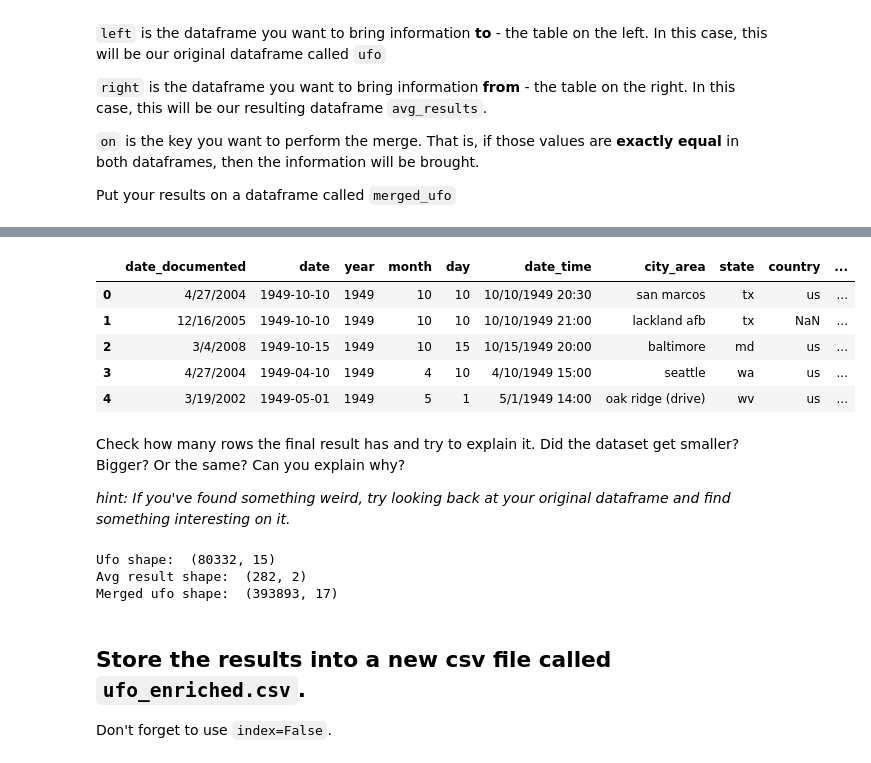
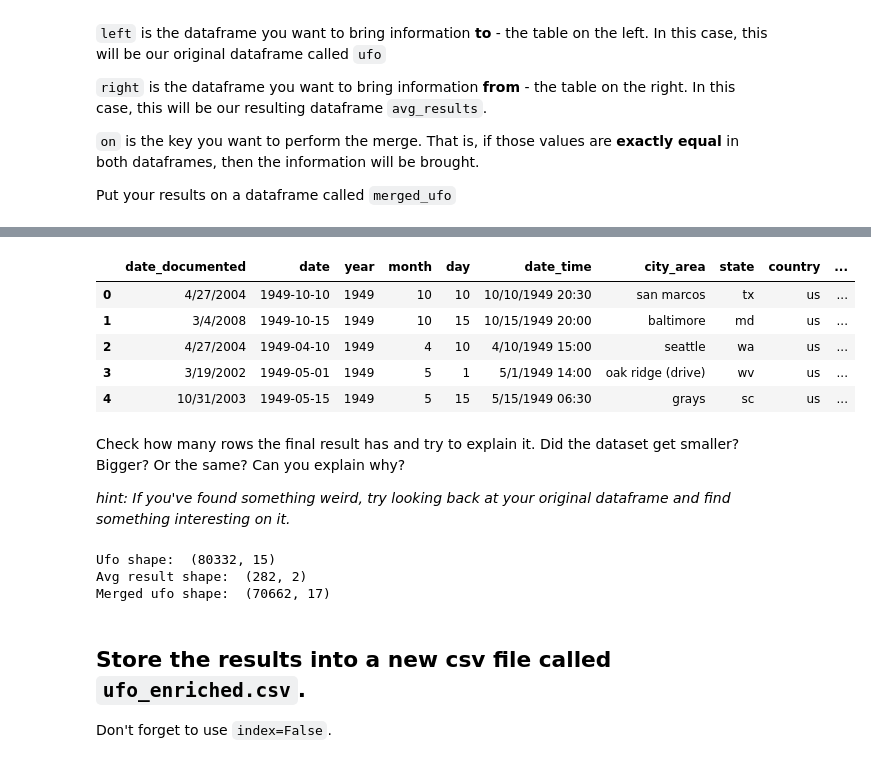
Before and after one commit to pgarcias01/Ironhack_DAFT, a Jupyter notebook: Labs/week2/Data-Manipulation/lab-data-manipulation-part1-and-part2.ipynb, the cells around one changed output, grey strips where cells are left out. Saved outputs shown, nothing was run; the diff lists cells and outputs as text; code cells hidden in the pictures.

```diff
--- a/Labs/week2/Data-Manipulation/lab-data-manipulation-part1-and-part2.ipynb
+++ b/Labs/week2/Data-Manipulation/lab-data-manipulation-part1-and-part2.ipynb
@@ -465,13 +456,13 @@ ufo.head()
 # %%
-merged_ufo = pd.merge(left=ufo, right=avg_results, on='year')
+merged_ufo = pd.merge(left=ufo, right=avg_results, on=['year','country'])
 merged_ufo.head()
 # %% [output]
 |  | date_documented | date | year | month | day | date_time | city_area | state | country | ... |
 | 0 | 4/27/2004 | 1949-10-10 | 1949 | 10 | 10 | 10/10/1949 20:30 | san marcos | tx | us | ... |
-| 1 | 12/16/2005 | 1949-10-10 | 1949 | 10 | 10 | 10/10/1949 21:00 | lackland afb | tx | NaN | ... |
-| 2 | 3/4/2008 | 1949-10-15 | 1949 | 10 | 15 | 10/15/1949 20:00 | baltimore | md | us | ... |
-| 3 | 4/27/2004 | 1949-04-10 | 1949 | 4 | 10 | 4/10/1949 15:00 | seattle | wa | us | ... |
-| 4 | 3/19/2002 | 1949-05-01 | 1949 | 5 | 1 | 5/1/1949 14:00 | oak ridge (drive) | wv | us | ... |
+| 1 | 3/4/2008 | 1949-10-15 | 1949 | 10 | 15 | 10/15/1949 20:00 | baltimore | md | us | ... |
+| 2 | 4/27/2004 | 1949-04-10 | 1949 | 4 | 10 | 4/10/1949 15:00 | seattle | wa | us | ... |
+| 3 | 3/19/2002 | 1949-05-01 | 1949 | 5 | 1 | 5/1/1949 14:00 | oak ridge (drive) | wv | us | ... |
+| 4 | 10/31/2003 | 1949-05-15 | 1949 | 5 | 15 | 5/15/1949 06:30 | grays | sc | us | ... |
 # %% [markdown]
 Check how many rows the final result has and try to explain it. Did the dataset get smaller? Bigger? Or the same? Can you explain why?
 
@@ -483,7 +474,7 @@ print('Merged ufo shape: ', merged_ufo.shape)
 # %% [output]
 Ufo shape:  (80332, 15)
 Avg result shape:  (282, 2)
-Merged ufo shape:  (393893, 17)
+Merged ufo shape:  (70662, 17)
 # %% [markdown]
 ## Store the results into a new csv file called `ufo_enriched.csv`.
 
```
Also changed, not shown: parts of 1 cell of this notebook, 5 other files.
